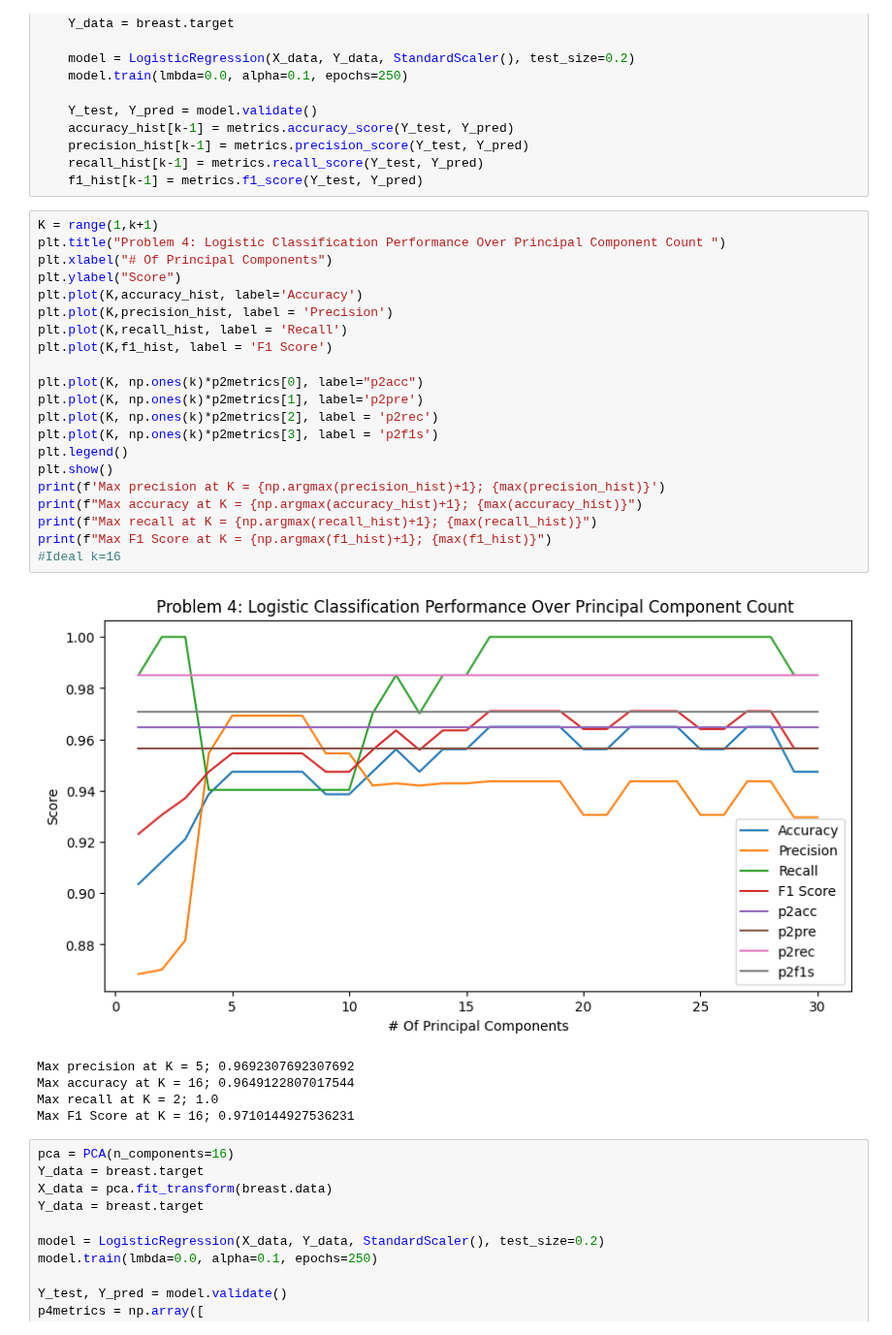
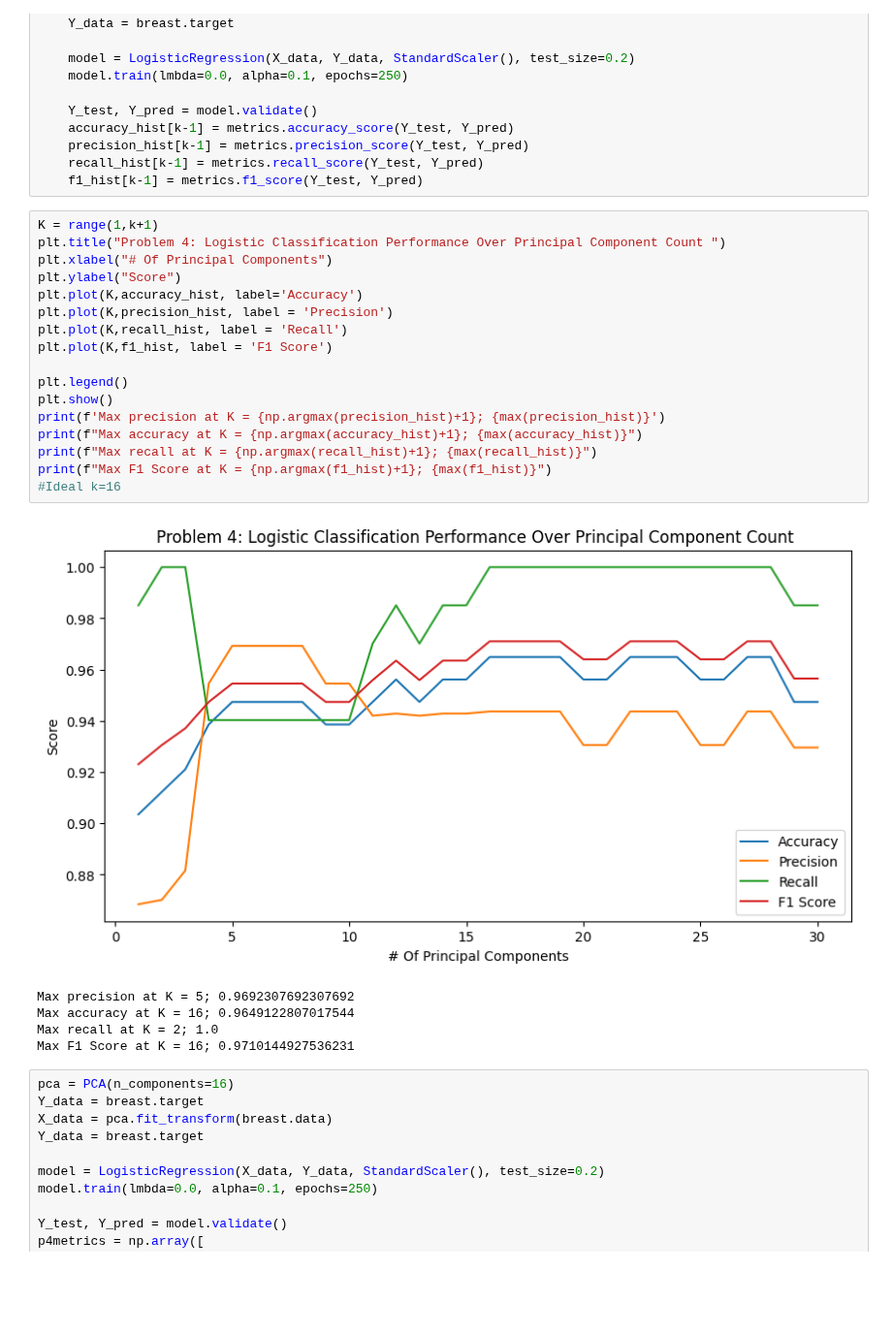
Before and after one commit to jaskinkabir/Intro_ML, a Jupyter notebook: HM3/hm3.ipynb, the cells around one changed output. Shown at 97% size. Drawn from its saved outputs; the diff is of its cells as text; blank space fills up the shorter version.

Commit message:
Generated fresh figures

```diff
--- a/HM3/hm3.ipynb
+++ b/HM3/hm3.ipynb
@@ -388,26 +388,22 @@ for k in range(1,K+1):
 # %%
 K = range(1,k+1)
 plt.title("Problem 4: Logistic Classification Performance Over Principal Component Count ")
 plt.xlabel("# Of Principal Components")
 plt.ylabel("Score")
 plt.plot(K,accuracy_hist, label='Accuracy')
 plt.plot(K,precision_hist, label = 'Precision')
 plt.plot(K,recall_hist, label = 'Recall')
 plt.plot(K,f1_hist, label = 'F1 Score')
 
-plt.plot(K, np.ones(k)*p2metrics[0], label="p2acc")
-plt.plot(K, np.ones(k)*p2metrics[1], label='p2pre')
-plt.plot(K, np.ones(k)*p2metrics[2], label = 'p2rec')
-plt.plot(K, np.ones(k)*p2metrics[3], label = 'p2f1s')
 plt.legend()
 plt.show()
 print(f'Max precision at K = {np.argmax(precision_hist)+1}; {max(precision_hist)}')
 print(f"Max accuracy at K = {np.argmax(accuracy_hist)+1}; {max(accuracy_hist)}")
 print(f"Max recall at K = {np.argmax(recall_hist)+1}; {max(recall_hist)}")
 print(f"Max F1 Score at K = {np.argmax(f1_hist)+1}; {max(f1_hist)}")
 #Ideal k=16
 # %% [output]
-[figure, old version]
+[figure, new version]
 Max precision at K = 5; 0.9692307692307692
 Max accuracy at K = 16; 0.9649122807017544
 Max recall at K = 2; 1.0
```
